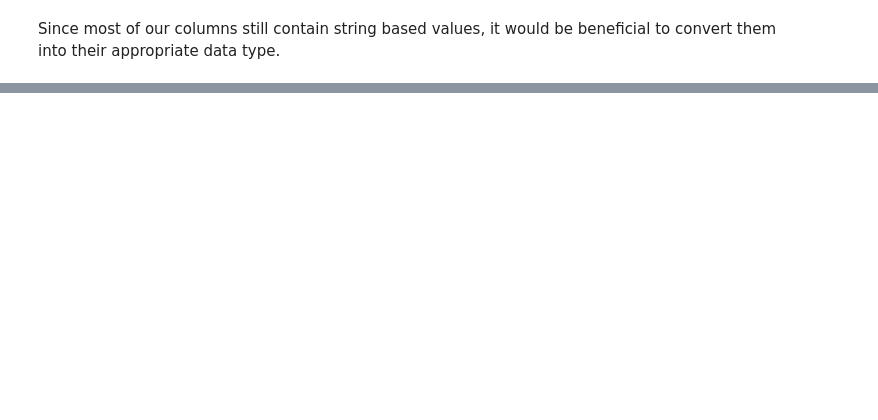
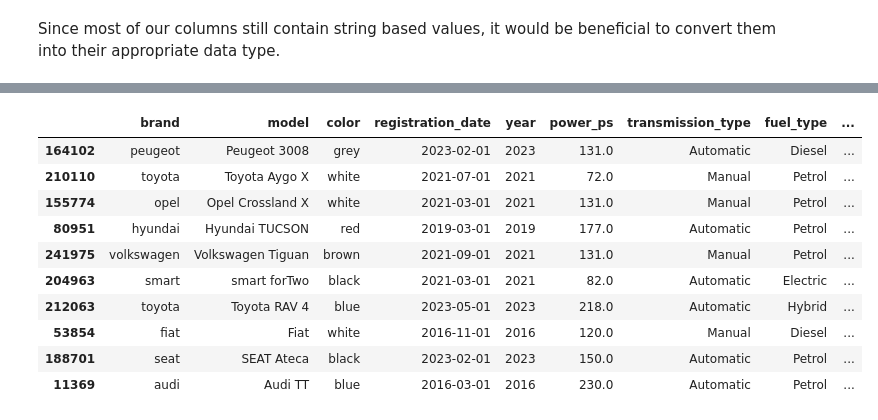
Before and after one commit to orestiskitsaras/german_used_cars, a Jupyter notebook: German_Used_Cars.ipynb, the cells around one changed output, grey strips where cells are left out. Drawn from its saved outputs; the diff is of its cells as text; code cells hidden in the pictures; blank space fills up the shorter version.

```diff
--- a/German_Used_Cars.ipynb
+++ b/German_Used_Cars.ipynb
@@ -218,12 +218,5 @@ df.sample(10)
 # %% [markdown]
 Since most of our columns still contain string based values, it would be beneficial to convert them into their appropriate data type.
-# %%
-columns_to_numeric = ['power_ps', 'fuel_consumption_l_100km', 'range_in_km', 'price_in_euro']
-for column in columns_to_numeric:
-    df[column] = df[column].astype(float)
-
-df['registration_date'] = pd.to_datetime('registration_date', errors='coerce')
-df['year'] = df['registration_date'].dt.year
 # %%
 df.dtypes
 # %% [output]
@@ -242 +235,8 @@ price_in_euro                      float64
 dtype: object
+# %%
+columns_to_numeric = ['power_ps', 'fuel_consumption_l_100km', 'range_in_km', 'price_in_euro']
+for column in columns_to_numeric:
+    df[column] = df[column].astype(float)
+
+df['registration_date'] = pd.to_datetime(df['registration_date'], format='%m/%Y')
+df['year'] = df['registration_date'].dt.year
@@ -242,0 +259,16 @@ dtype: object
+# %%
+cols = ['color', 'power_ps', 'mileage_in_km']
+df[cols] = df.loc[~df[cols].isna().any(axis=1), cols]
+df.sample(10)
+# %% [output]
+|  | brand | model | color | registration_date | year | power_ps | transmission_type | fuel_type | ... |
+| 164102 | peugeot | Peugeot 3008 | grey | 2023-02-01 | 2023 | 131.0 | Automatic | Diesel | ... |
+| 210110 | toyota | Toyota Aygo X | white | 2021-07-01 | 2021 | 72.0 | Manual | Petrol | ... |
+| 155774 | opel | Opel Crossland X | white | 2021-03-01 | 2021 | 131.0 | Manual | Petrol | ... |
+| 80951 | hyundai | Hyundai TUCSON | red | 2019-03-01 | 2019 | 177.0 | Automatic | Petrol | ... |
+| 241975 | volkswagen | Volkswagen Tiguan | brown | 2021-09-01 | 2021 | 131.0 | Manual | Petrol | ... |
+| 204963 | smart | smart forTwo | black | 2021-03-01 | 2021 | 82.0 | Automatic | Electric | ... |
+| 212063 | toyota | Toyota RAV 4 | blue | 2023-05-01 | 2023 | 218.0 | Automatic | Hybrid | ... |
+| 53854 | fiat | Fiat | white | 2016-11-01 | 2016 | 120.0 | Manual | Diesel | ... |
+| 188701 | seat | SEAT Ateca | black | 2023-02-01 | 2023 | 150.0 | Automatic | Petrol | ... |
+| 11369 | audi | Audi TT | blue | 2016-03-01 | 2016 | 230.0 | Automatic | Petrol | ... |
```
Also changed, not shown: parts of 6 cells of this notebook.
